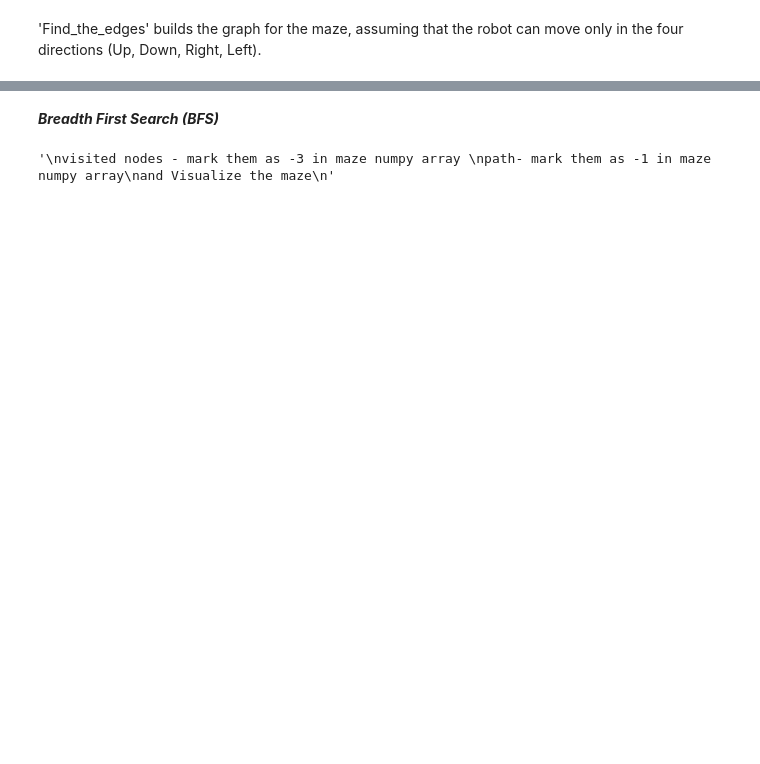
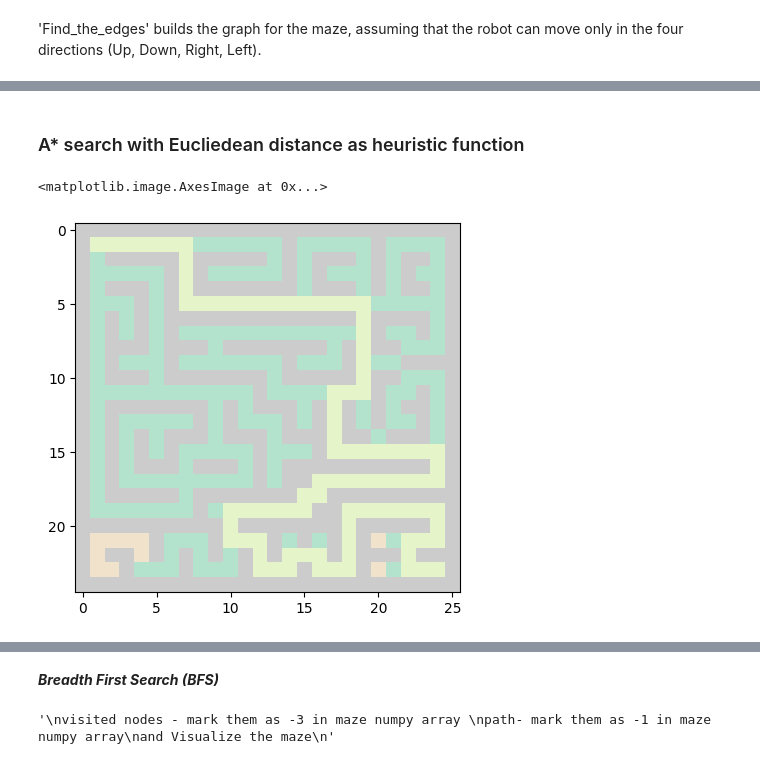
Before and after one commit to kavan-soni/252_260, a Jupyter notebook: CMPE252_SEC01_SP2023_HW01.ipynb, the cells around one changed output, grey strips where cells are left out. Drawn from its saved outputs; the diff is of its cells as text; code cells hidden in the pictures; blank space fills up the shorter version.

```diff
--- a/CMPE252_SEC01_SP2023_HW01.ipynb
+++ b/CMPE252_SEC01_SP2023_HW01.ipynb
@@ -70,0 +95,21 @@ def Find_the_edges(maze):
+# %%
+# implement the Euclidean and Manhattan distance between the 2 nodes, and update the code for A* accordingly
+
+def Euclidean_distance(node1, node2):
+    '''
+    para1: is a tuple which contains the coorinates of the source node
+    para2: is a tuple which contains the coorinates of the source node
+    return: Euclidean distance between the 2 nodes
+    '''
+    return ((node1[0] - node2[0])**2 + (node1[1] - node2[1])**2)**0.5
+    #pass
+
+def Manhattan_distance(node1, node2):
+    '''
+    para1: is a tuple which contains the coorinates of the source node
+    para2: is a tuple which contains the coorinates of the source node
+    return: Manhattan distance between the 2 nodes
+    '''
+    #refer to https://xlinux.nist.gov/dads/HTML/manhattanDistance.html
+    return abs(node1[0] - node2[0]) + abs(node1[1] - node2[1])
+    #pass
@@ -70,0 +182,18 @@ def Find_the_edges(maze):
+# %% [markdown]
+### A* search with Eucliedean distance as heuristic function
+# %%
+# A* search with Eucliedean distance as heuristic function
+# visited nodes are marked by '-3', the final path is marked by '-1'.
+maze1=build_maze("my_maze_25x25.txt")
+graph=Find_the_edges(maze1)
+W = 1
+came_from, path = astar_path(graph, START, GOAL, W, Euclidean_distance)
+for i in came_from:
+    maze1[i[0],i[1]]=-3
+for i in path:
+    maze1[i[0],i[1]]=-1
+
+plt.imshow(maze1, cmap='Pastel2')
+# %% [output]
+<matplotlib.image.AxesImage at 0x...>
+[figure, added]
```
Also changed, not shown: parts of 70 cells of this notebook.
